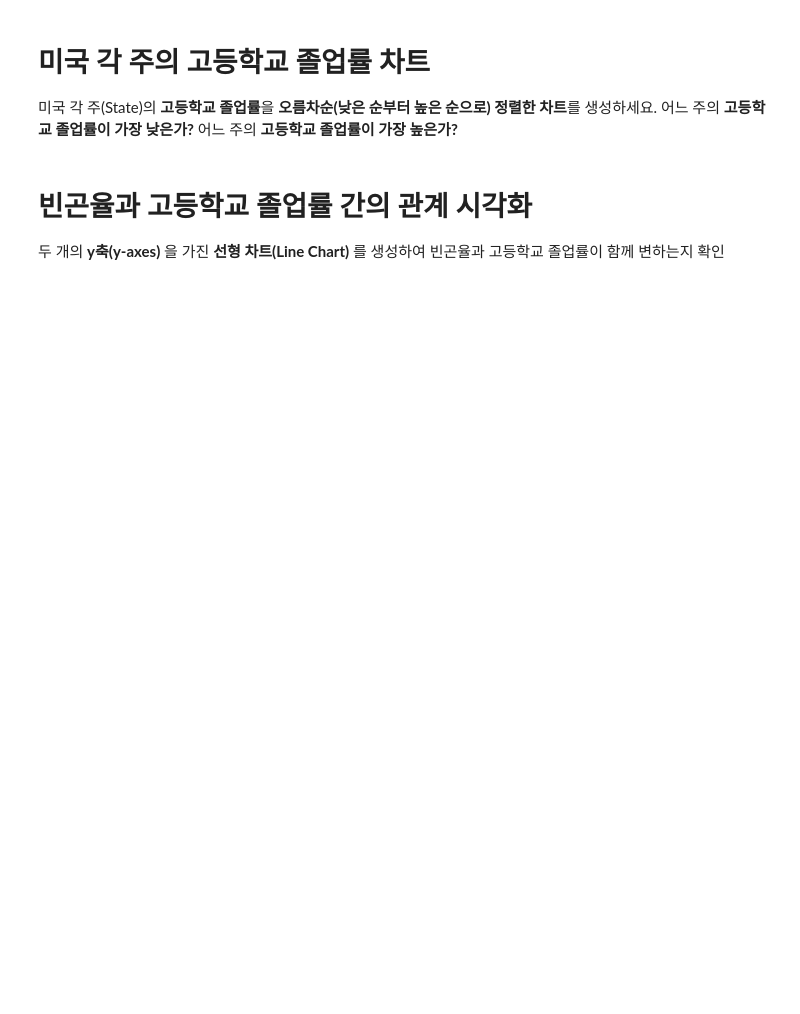
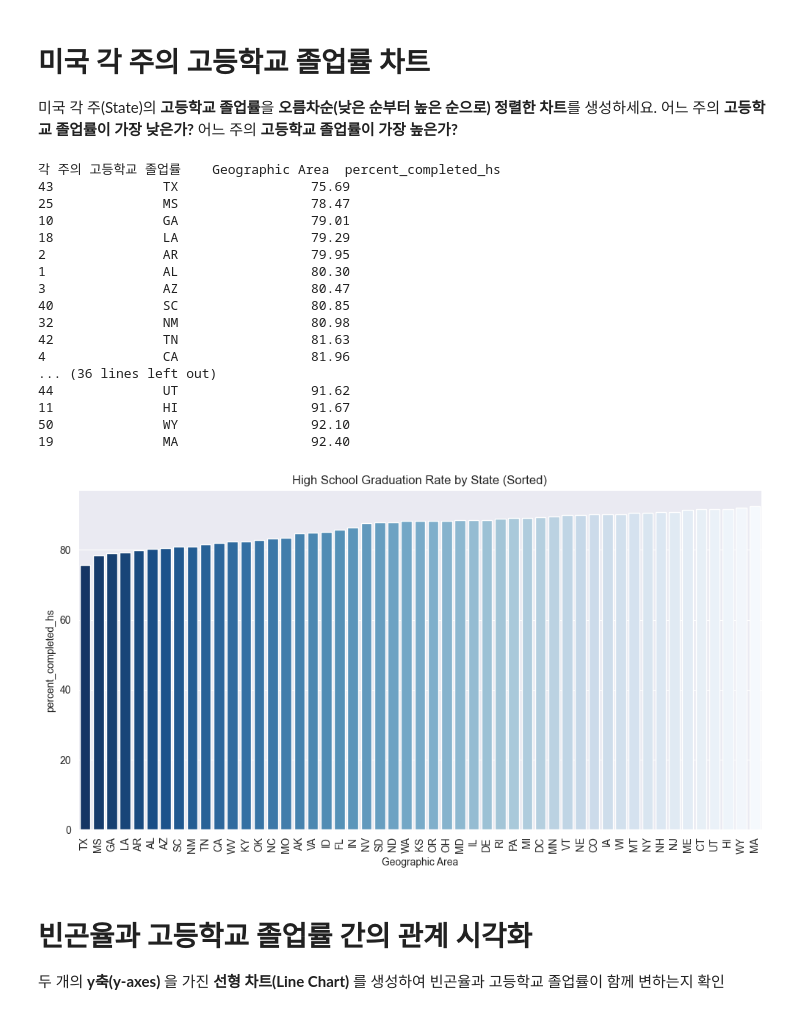
Before and after one commit to JELKOV/Police-Use-of-Force---Data-Analysis, a Jupyter notebook: Fatal_Force_(start).ipynb, the cells around one changed output. Saved outputs shown, nothing was run; the diff lists cells and outputs as text; code cells hidden in the pictures; blank space fills up the shorter version.

Commit message:
빈곤율과 고등학교 졸업률의 상관관계 데이터 시각화

```diff
--- a/Fatal_Force_(start).ipynb
+++ b/Fatal_Force_(start).ipynb
@@ -175,6 +228,57 @@ Deaths_by_Police_US Check: False
 미국 각 주(State)의 **고등학교 졸업률**을 **오름차순(낮은 순부터 높은 순으로) 정렬한 차트**를 생성하세요.
 어느 주의 **고등학교 졸업률이 가장 낮은가?**
 어느 주의 **고등학교 졸업률이 가장 높은가?**
+# %%
+# 미국 각 주의 고등학교 졸업률을 오름차순으로 정렬
+
+### 문자열 숫자열로 변경
+df_pct_completed_hs["percent_completed_hs"] = pd.to_numeric(df_pct_completed_hs["percent_completed_hs"], errors="coerce")
+### 주별 평균 고등학교 졸업률
+hs_completed = df_pct_completed_hs.groupby("Geographic Area")["percent_completed_hs"].mean().reset_index()
+hs_completed = hs_completed.sort_values(by="percent_completed_hs", ascending=True)
+print(f"각 주의 고등학교 졸업률 {hs_completed}")
+
+### 막대 그래프 시각화
+# 그래프 크기 설정 (가로 12, 세로 6)
+plt.figure(figsize=(12, 6))
+
+# 막대 그래프 (barplot) 생성
+sns.barplot(
+    data=hs_completed,  # 데이터프레임 지정
+    x="Geographic Area",  # x축: 주 (State)
+    y="percent_completed_hs",  # y축: 빈곤율 (Poverty Rate)
+    hue="Geographic Area",  # 색상을 주별로 구분
+    palette="Blues_r",  # 색상 팔레트 (빨간색 계열, 역순)
+    legend=False  # 범례 숨기기
+)
+
+# x축 레이블을 90도 회전하여 가독성 향상
+plt.xticks(rotation=90)
+
+# 그래프 제목 추가
+plt.title("High School Graduation Rate by State (Sorted)")
+
+# 그래프 출력
+plt.show()
+# %% [output]
+각 주의 고등학교 졸업률    Geographic Area  percent_completed_hs
+43              TX                 75.69
+25              MS                 78.47
+10              GA                 79.01
+18              LA                 79.29
+2               AR                 79.95
+1               AL                 80.30
+3               AZ                 80.47
+40              SC                 80.85
+32              NM                 80.98
+42              TN                 81.63
+4               CA                 81.96
+... (36 lines left out)
+44              UT                 91.62
+11              HI                 91.67
+50              WY                 92.10
+19              MA                 92.40
+[figure, added]
 # %% [markdown]
 # 빈곤율과 고등학교 졸업률 간의 관계 시각화
 
```
Also changed, not shown: parts of 8 cells of this notebook.
